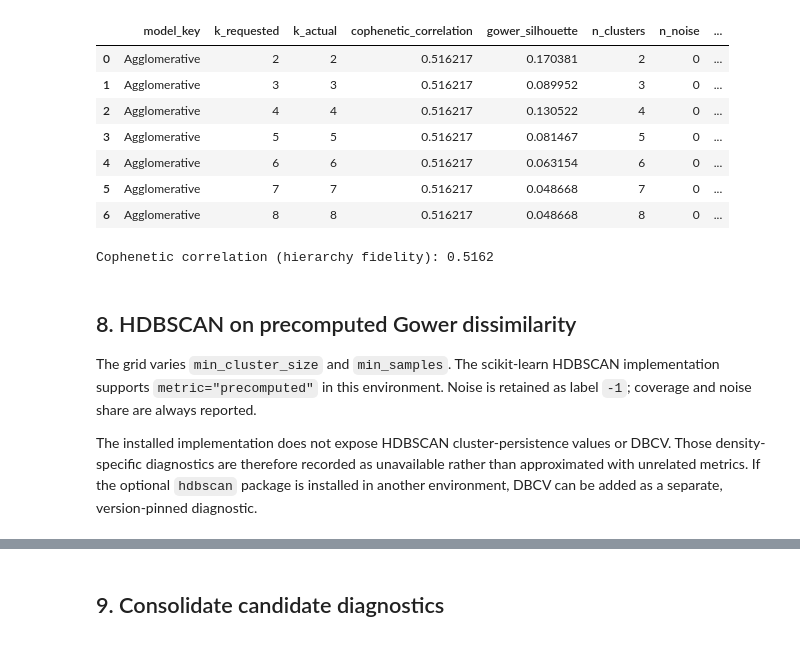
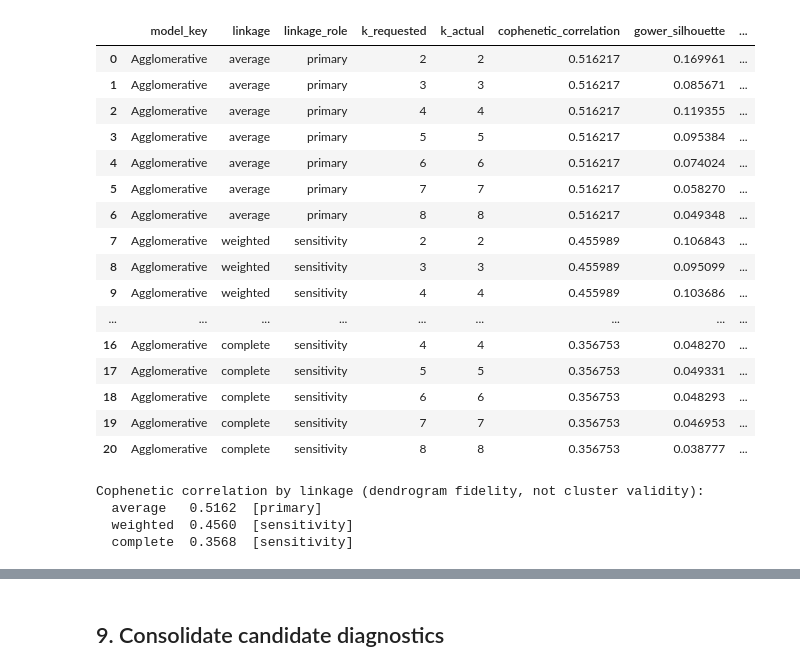
Before and after one commit to CyrilCele/osmi-mental-health-data-clustering, a Jupyter notebook: notebooks/03_data_modelling.ipynb, the cells around one changed output, grey strips where cells are left out. Drawn from its saved outputs; the diff is of its cells as text; code cells hidden in the pictures.

```diff
--- a/notebooks/03_data_modelling.ipynb
+++ b/notebooks/03_data_modelling.ipynb
@@ -435,39 +605,53 @@ The precomputed Gower dissimilarity is condensed once and passed to SciPy averag
 # %%
 condensed_gower = squareform(D_gower, checks=True)
-hierarchy = linkage(condensed_gower, method="average", optimal_ordering=False)
-cophenetic_correlation, cophenetic_distances = cophenet(hierarchy, condensed_gower)
 
-agglomerative_labels = {}
-agglomerative_records = []
-for k in K_VALUES:
-    labels = fcluster(hierarchy, t=k, criterion="maxclust").astype(np.int32)
-    agglomerative_labels[k] = labels
-    summary = cluster_summary(labels)
-    agglomerative_records.append({
-        "model_key": "Agglomerative",
-        "k_requested": k,
-        "k_actual": summary["n_clusters"],
-        "cophenetic_correlation": float(cophenetic_correlation),
-        "gower_silhouette": common_gower_silhouette(labels),
-        **summary,
-    })
+hierarchies, cophenetic_by_linkage = {}, {}
+agglomerative_labels, agglomerative_records = {}, []
+for method, role in LINKAGES.items():
+    tree = linkage(condensed_gower, method=method, optimal_ordering=False)
+    coph_corr, _ = cophenet(tree, condensed_gower)
+    hierarchies[method] = tree
+    cophenetic_by_linkage[method] = float(coph_corr)
+
+    for k in K_VALUES:
+        labels = relabel_contiguous(fcluster(tree, t=k, criterion="maxclust"))
+        agglomerative_labels[(method, k)] = labels
+        summary = cluster_summary(labels)
+        agglomerative_records.append({
+            "model_key": "Agglomerative",
+            "linkage": method,
+            "linkage_role": role,
+            "k_requested": k,
+            "k_actual": summary["n_clusters"],
+            "cophenetic_correlation": float(coph_corr),
+            "gower_silhouette": gower_silhouette(labels),
+            **summary,
+        })
 
 agglomerative_results = pd.DataFrame(agglomerative_records)
 display(agglomerative_results)
-print(f"Cophenetic correlation (hierarchy fidelity): {cophenetic_correlation:.4f}")
+print("Cophenetic correlation by linkage (dendrogram fidelity, not cluster validity):")
+for method, value in cophenetic_by_linkage.items():
+    print(f"  {method:<9} {value:.4f}  [{LINKAGES[method]}]")
 # %% [output]
-|  | model_key | k_requested | k_actual | cophenetic_correlation | gower_silhouette | n_clusters | n_noise | ... |
-| 0 | Agglomerative | 2 | 2 | 0.516217 | 0.170381 | 2 | 0 | ... |
-| 1 | Agglomerative | 3 | 3 | 0.516217 | 0.089952 | 3 | 0 | ... |
-| 2 | Agglomerative | 4 | 4 | 0.516217 | 0.130522 | 4 | 0 | ... |
-| 3 | Agglomerative | 5 | 5 | 0.516217 | 0.081467 | 5 | 0 | ... |
-| 4 | Agglomerative | 6 | 6 | 0.516217 | 0.063154 | 6 | 0 | ... |
-| 5 | Agglomerative | 7 | 7 | 0.516217 | 0.048668 | 7 | 0 | ... |
-| 6 | Agglomerative | 8 | 8 | 0.516217 | 0.048668 | 8 | 0 | ... |
+|  | model_key | linkage | linkage_role | k_requested | k_actual | cophenetic_correlation | gower_silhouette | ... |
+| 0 | Agglomerative | average | primary | 2 | 2 | 0.516217 | 0.169961 | ... |
+| 1 | Agglomerative | average | primary | 3 | 3 | 0.516217 | 0.085671 | ... |
+| 2 | Agglomerative | average | primary | 4 | 4 | 0.516217 | 0.119355 | ... |
+| 3 | Agglomerative | average | primary | 5 | 5 | 0.516217 | 0.095384 | ... |
+| 4 | Agglomerative | average | primary | 6 | 6 | 0.516217 | 0.074024 | ... |
+| 5 | Agglomerative | average | primary | 7 | 7 | 0.516217 | 0.058270 | ... |
+| 6 | Agglomerative | average | primary | 8 | 8 | 0.516217 | 0.049348 | ... |
+| 7 | Agglomerative | weighted | sensitivity | 2 | 2 | 0.455989 | 0.106843 | ... |
+| 8 | Agglomerative | weighted | sensitivity | 3 | 3 | 0.455989 | 0.095099 | ... |
+| 9 | Agglomerative | weighted | sensitivity | 4 | 4 | 0.455989 | 0.103686 | ... |
+| ... | ... | ... | ... | ... | ... | ... | ... | ... |
+| 16 | Agglomerative | complete | sensitivity | 4 | 4 | 0.356753 | 0.048270 | ... |
+| 17 | Agglomerative | complete | sensitivity | 5 | 5 | 0.356753 | 0.049331 | ... |
+| 18 | Agglomerative | complete | sensitivity | 6 | 6 | 0.356753 | 0.048293 | ... |
+| 19 | Agglomerative | complete | sensitivity | 7 | 7 | 0.356753 | 0.046953 | ... |
+| 20 | Agglomerative | complete | sensitivity | 8 | 8 | 0.356753 | 0.038777 | ... |
-Cophenetic correlation (hierarchy fidelity): 0.5162
+Cophenetic correlation by linkage (dendrogram fidelity, not cluster validity):
+  average   0.5162  [primary]
+  weighted  0.4560  [sensitivity]
+  complete  0.3568  [sensitivity]
-# %% [markdown]
-## 8. HDBSCAN on precomputed Gower dissimilarity
-
-The grid varies `min_cluster_size` and `min_samples`. The scikit-learn HDBSCAN implementation supports `metric="precomputed"` in this environment. Noise is retained as label `-1`; coverage and noise share are always reported.
-
-The installed implementation does not expose HDBSCAN cluster-persistence values or DBCV. Those density-specific diagnostics are therefore recorded as unavailable rather than approximated with unrelated metrics. If the optional `hdbscan` package is installed in another environment, DBCV can be added as a separate, version-pinned diagnostic.
```
Also changed, not shown: parts of 40 cells of this notebook, 14 other files.
